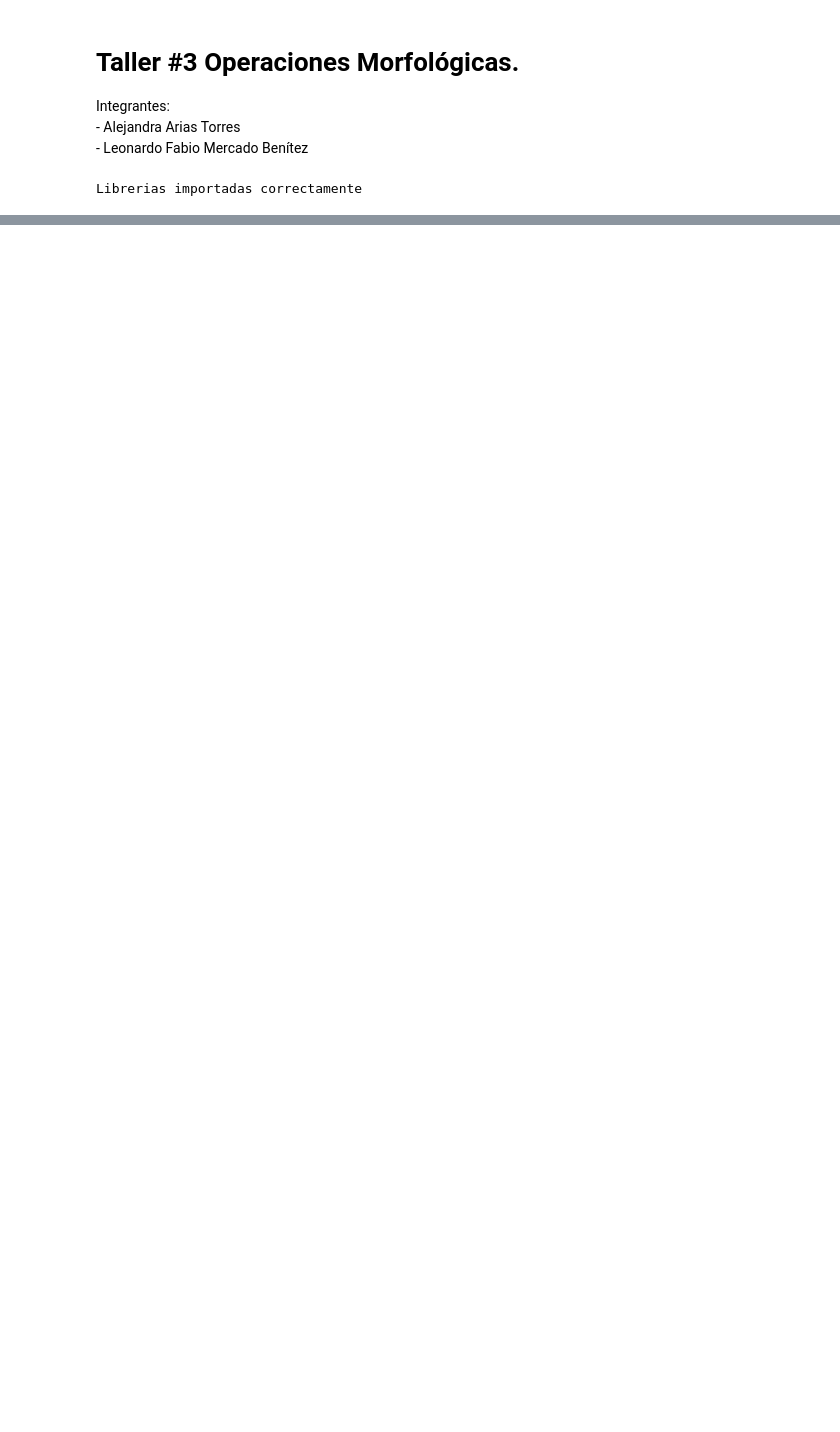
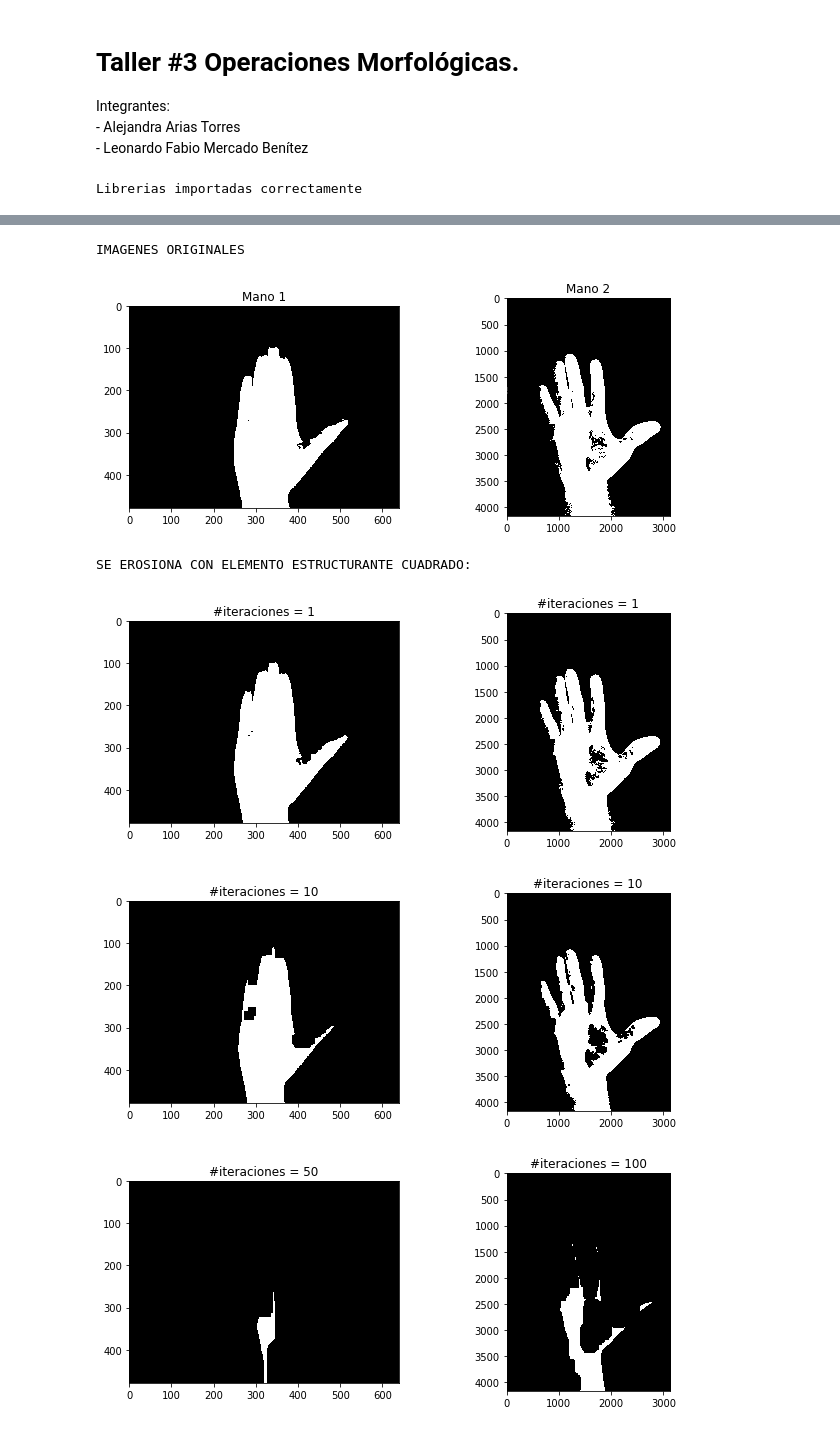
Before and after one commit to LeonardoMercado/TecIA, a Jupyter notebook: compartida de talleres/03 Taller 3 Operaciones Morfológicas/Taller 3 operaciones Morfológicas.ipynb, the cells around one changed output, grey strips where cells are left out. Drawn from its saved outputs; the diff is of its cells as text; code cells hidden in the pictures; blank space fills up the shorter version.

```diff
--- a/compartida de talleres/03 Taller 3 Operaciones Morfológicas/Taller 3 operaciones Morfológicas.ipynb
+++ b/compartida de talleres/03 Taller 3 Operaciones Morfológicas/Taller 3 operaciones Morfológicas.ipynb
@@ -79,0 +177,42 @@ plt.show()
+# %%
+erosion_1 = cv2.erode(img_1_bin,kernel1,iterations=1)
+erosion_2 = cv2.erode(img_2_bin,kernel1,iterations=1)
+erosion_10 = cv2.erode(img_1_bin,kernel1,iterations=10)
+erosion_20 = cv2.erode(img_2_bin,kernel1,iterations=10)
+erosion_100 = cv2.erode(img_1_bin,kernel1,iterations=50)
+erosion_200 = cv2.erode(img_2_bin,kernel1,iterations=100)
+
+print('IMAGENES ORIGINALES')
+plt.figure(1)
+plt.subplot(1,2,1), plt.imshow(img_1_bin,cmap='gray'), plt.title('Mano 1')
+plt.subplot(1,2,2), plt.imshow(img_2_bin,cmap='gray'), plt.title('Mano 2')
+plt.subplots_adjust(right = 1.5)
+plt.show()
+
+print('SE EROSIONA CON ELEMENTO ESTRUCTURANTE CUADRADO: ')
+plt.figure(2)
+plt.subplot(1,2,1), plt.imshow(erosion_1,cmap='gray'), plt.title('#iteraciones = 1')
+plt.subplot(1,2,2), plt.imshow(erosion_2,cmap='gray'), plt.title('#iteraciones = 1')
+plt.subplots_adjust(right = 1.5)
+plt.show()
+
+
+plt.figure(3)
+plt.subplot(1,2,1), plt.imshow(erosion_10,cmap='gray'), plt.title('#iteraciones = 10')
+plt.subplot(1,2,2), plt.imshow(erosion_20,cmap='gray'), plt.title('#iteraciones = 10')
+plt.subplots_adjust(right = 1.5)
+plt.show()
+
+
+plt.figure(4)
+plt.subplot(1,2,1), plt.imshow(erosion_100,cmap='gray'), plt.title('#iteraciones = 50')
+plt.subplot(1,2,2), plt.imshow(erosion_200,cmap='gray'), plt.title('#iteraciones = 100')
+plt.subplots_adjust(right = 1.5)
+plt.show()
+# %% [output]
+IMAGENES ORIGINALES
+[figure, added]
+SE EROSIONA CON ELEMENTO ESTRUCTURANTE CUADRADO:
+[figure, added]
+[figure, added]
+[figure, added]
```
Also changed, not shown: parts of 40 cells of this notebook.
